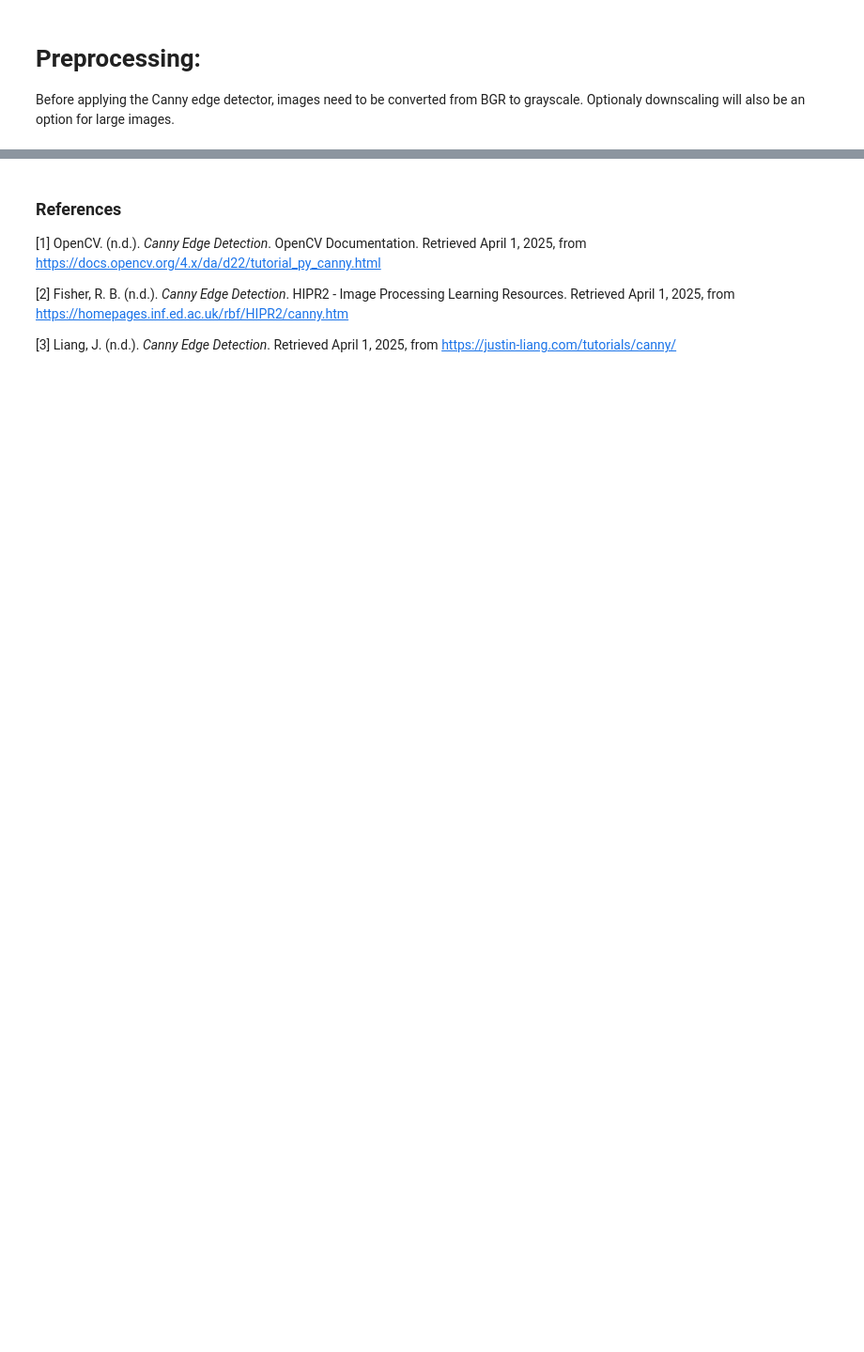
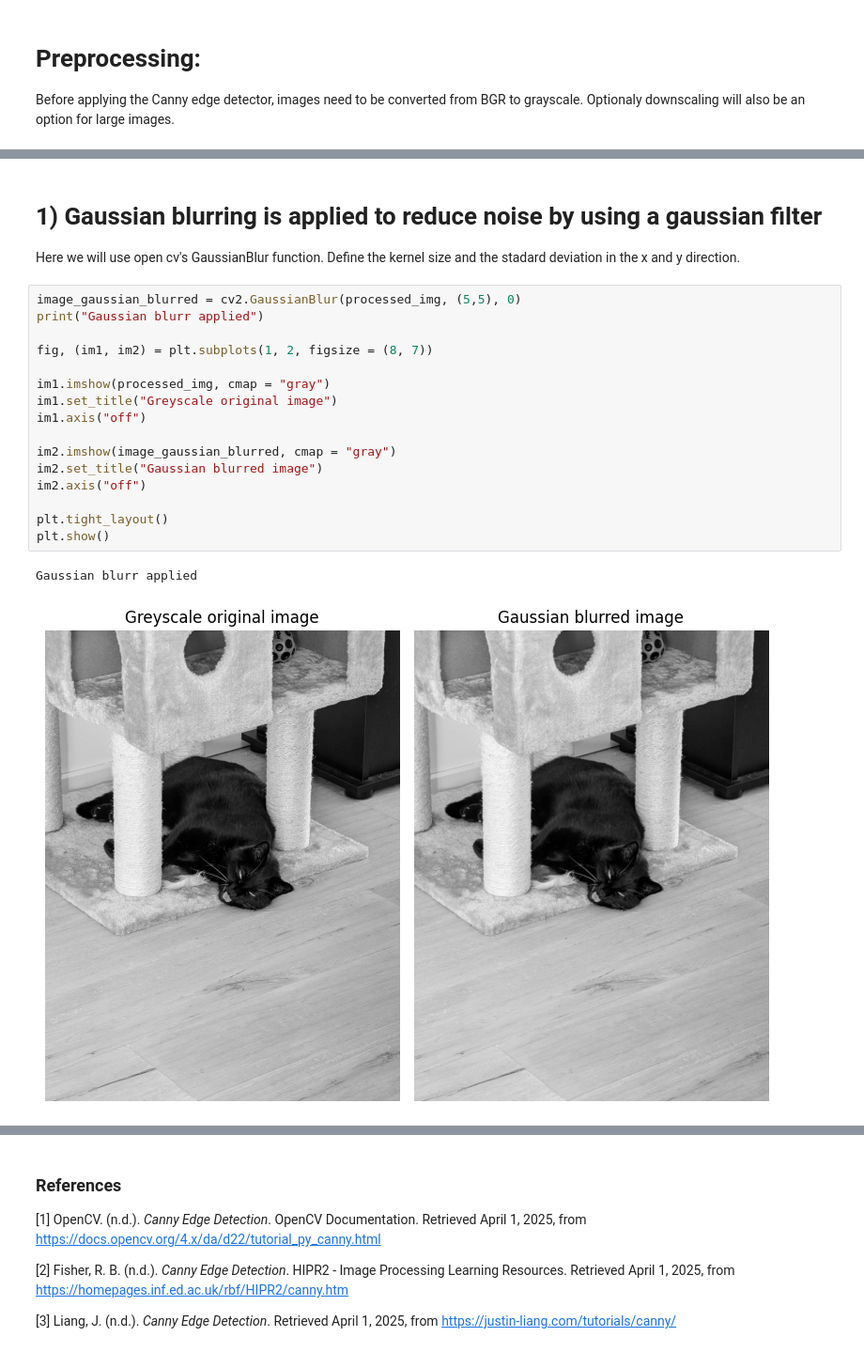
Before and after one commit to dev-sebastien/Canny-Edge-Detection, a Jupyter notebook: Canny_edge_detection.ipynb, the cells around one changed output, grey strips where cells are left out. Shown at 94% size. Drawn from its saved outputs; the diff is of its cells as text; blank space fills up the shorter version.

```diff
--- a/Canny_edge_detection.ipynb
+++ b/Canny_edge_detection.ipynb
@@ -51,3 +55,26 @@ plt.show()
 downscaling done
 Downscaling done: 3072x4080 → 1536x2040
 [figure]
+# %% [markdown]
+# 1) Gaussian blurring is applied to reduce noise by using a gaussian filter
+
+Here we will use open cv's GaussianBlur function. Define the kernel size and the stadard deviation in the x and y direction.
+# %%
+image_gaussian_blurred = cv2.GaussianBlur(processed_img, (5,5), 0)
+print("Gaussian blurr applied")
+
+fig, (im1, im2) = plt.subplots(1, 2, figsize = (8, 7))
+
+im1.imshow(processed_img, cmap = "gray")
+im1.set_title("Greyscale original image")
+im1.axis("off")
+
+im2.imshow(image_gaussian_blurred, cmap = "gray")
+im2.set_title("Gaussian blurred image")
+im2.axis("off")
+
+plt.tight_layout()
+plt.show()
+# %% [output]
+Gaussian blurr applied
+[figure, added]
```
Also changed, not shown: parts of 9 cells of this notebook, 1 other file.
